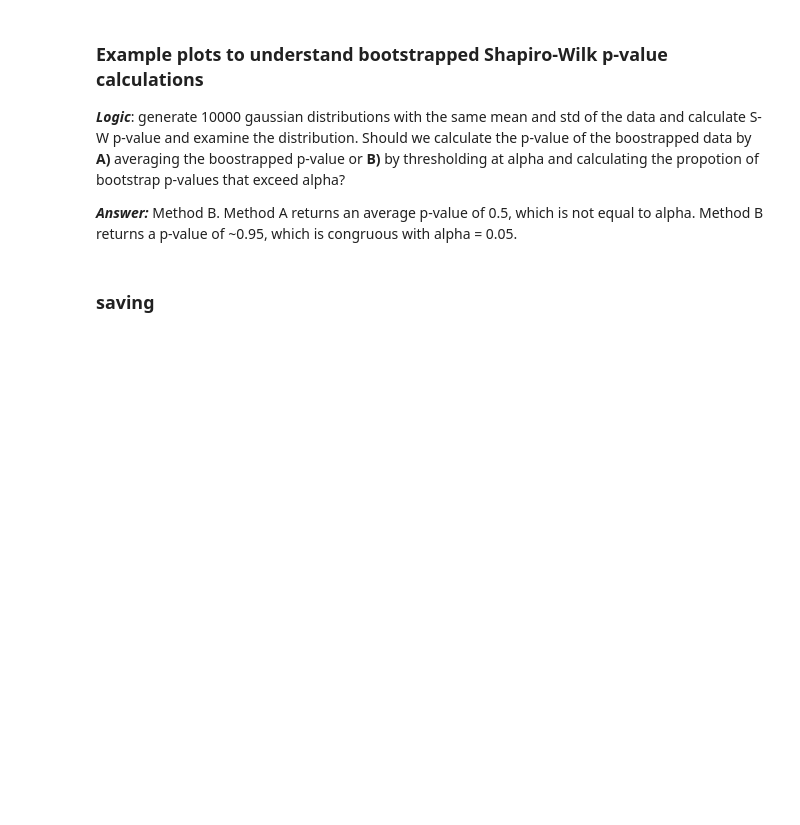
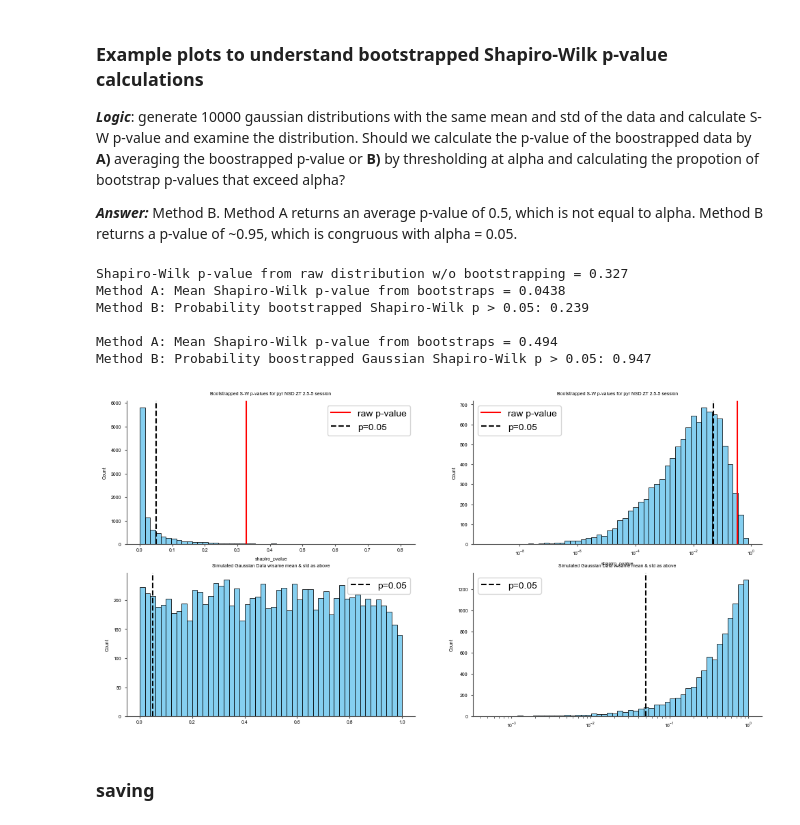
Before and after one commit to diba-lab/sleep_loss_hippocampal_replay, a Jupyter notebook: analysis_and_figure_code/sleep_deprivation/figures/sd_figure2_bs.ipynb, the cells around one changed output. Cells and saved outputs as stored; diff of their text form; code cells hidden in the pictures; blank space fills up the shorter version.

```diff
--- a/analysis_and_figure_code/sleep_deprivation/figures/sd_figure2_bs.ipynb
+++ b/analysis_and_figure_code/sleep_deprivation/figures/sd_figure2_bs.ipynb
@@ -1403,44 +1425,54 @@ fig.savefig(subjects.figpath_sd / "frate_shapiro_wilks_tests_pyr_only_w_raw_valu
 ***Answer:*** Method B. Method A returns an average p-value of 0.5, which is not equal to alpha.  Method B returns a p-value of ~0.95, which is congruous with alpha = 0.05.
 # %%
 # Plot NSD RS1 bootstrap distribution with original p-value overlaid
-ntype, grp, zt = "pyr", "NSD", "2.5-5"
+ntype, grp, zt = "pyr", "NSD", "ZT 2.5-5"
 alpha = 0.05
 boot_df_use = boot_stat_df[(boot_stat_df.neuron_type == ntype) & (boot_stat_df.grp == grp) & (boot_stat_df.zt == zt)]
 raw_df = subjects.GroupData().frate_post_chunks
 raw_df_use = raw_df[(raw_df.neuron_type == ntype) & (raw_df.grp == grp) & (raw_df.zt == zt)]
 raw_df_use.insert(6, 'log(frate)', np.log(raw_df_use.frate.values))
+
+# nsd_rs1_pyr = boot_df_use[(boot_df_use.neuron_type == "pyr") & (boot_df_use.grp == "NSD") & (boot_df_use.zt == "ZT 5-7.5")]
 _, ax = plt.subplots(2, 2, figsize=(12, 6))
 for a, log_bool in zip(ax[0], [False, True]):
     sns.histplot(boot_df_use.shapiro_pvalue, bins=50, ax=a, log_scale=log_bool)
     hl1 = a.axvline(sw_stat_df[(sw_stat_df.neuron_type == ntype) & (sw_stat_df.grp == grp) & (sw_stat_df.zt == zt)].shapiro_pvalue.values,
              color='r')
     hl2 = a.axvline(alpha, color='k', linestyle='--')
     a.set_title(f'Bootstrapped S-W p-values for {ntype} {grp} {zt} session')
     a.legend((hl1, hl2), ('raw p-value', f"p={alpha}"))
 
 print(f"\n\033[4mShapiro-Wilk p-value from raw distribution w/o bootstrapping = {stats.shapiro(raw_df_use['log(frate)'].values)[1]:0.3g}\033[0m")
-print(f"Method A: Mean Shapiro-Wilk p-value from bootstraps = {np.mean(nsd_rs1_pyr.shapiro_pvalue.values):0.3g}")
-print(f"Method B: Probability bootstrapped Shapiro-Wilk p > {alpha}: {np.sum(nsd_rs1_pyr.shapiro_pvalue > alpha)/nsd_rs1_pyr.shape[0]:0.3g}\n")
+print(f"Method A: Mean Shapiro-Wilk p-value from bootstraps = {np.nanmean(boot_df_use.shapiro_pvalue.values):0.3g}")
+print(f"Method B: Probability bootstrapped Shapiro-Wilk p > {alpha}: {np.nansum(boot_df_use.shapiro_pvalue > alpha)/boot_df_use.shape[0]:0.3g}\n")
 
 # Generate null distributions from a gaussian with the same mean and standard deviation as the session above. Plot p-value distribution
 # and calculate p-value by method A vs. B.
 nboot = 10000
 pval_normal_boot = []
 raw_mean, raw_std = np.mean(raw_df_use["log(frate)"]), np.std(raw_df_use["log(frate)"])
 for i in range(nboot):
     sim_frs = raw_mean + raw_std*np.random.randn(raw_df_use.shape[0])
     pval_normal_boot.append(stats.shapiro(sim_frs)[1])
 
 for a, log_bool in zip(ax[1], [False, True]):
     sns.histplot(pval_normal_boot, bins=50, ax=a, log_scale=log_bool)
     # hl1 = a.axvline(sw_stat_df[(sw_stat_df.neuron_type == ntype) & (sw_stat_df.grp == grp) & (sw_stat_df.zt == zt)].shapiro_pvalue.values,
              # color='r')
     hl2 = a.axvline(alpha, color='k', linestyle='--')
     a.set_title(f'Simulated Gaussian Data w/same mean & std as above')
     a.legend((hl2,), (f"p={alpha}",))
 
 print(f"Method A: Mean Shapiro-Wilk p-value from bootstraps = {np.mean(pval_normal_boot):0.3g}")
 print(f"Method B: Probability boostrapped Gaussian Shapiro-Wilk p > {alpha}: {np.sum(np.array(pval_normal_boot) > alpha)/len(pval_normal_boot):0.3g}")
+# %% [output]
+Shapiro-Wilk p-value from raw distribution w/o bootstrapping = 0.327
+Method A: Mean Shapiro-Wilk p-value from bootstraps = 0.0438
+Method B: Probability bootstrapped Shapiro-Wilk p > 0.05: 0.239
+
+Method A: Mean Shapiro-Wilk p-value from bootstraps = 0.494
+Method B: Probability boostrapped Gaussian Shapiro-Wilk p > 0.05: 0.947
+[figure, added]
 # %% [markdown]
 ### saving
 # %%
```
Also changed, not shown: parts of 12 cells of this notebook, 7 other files.
